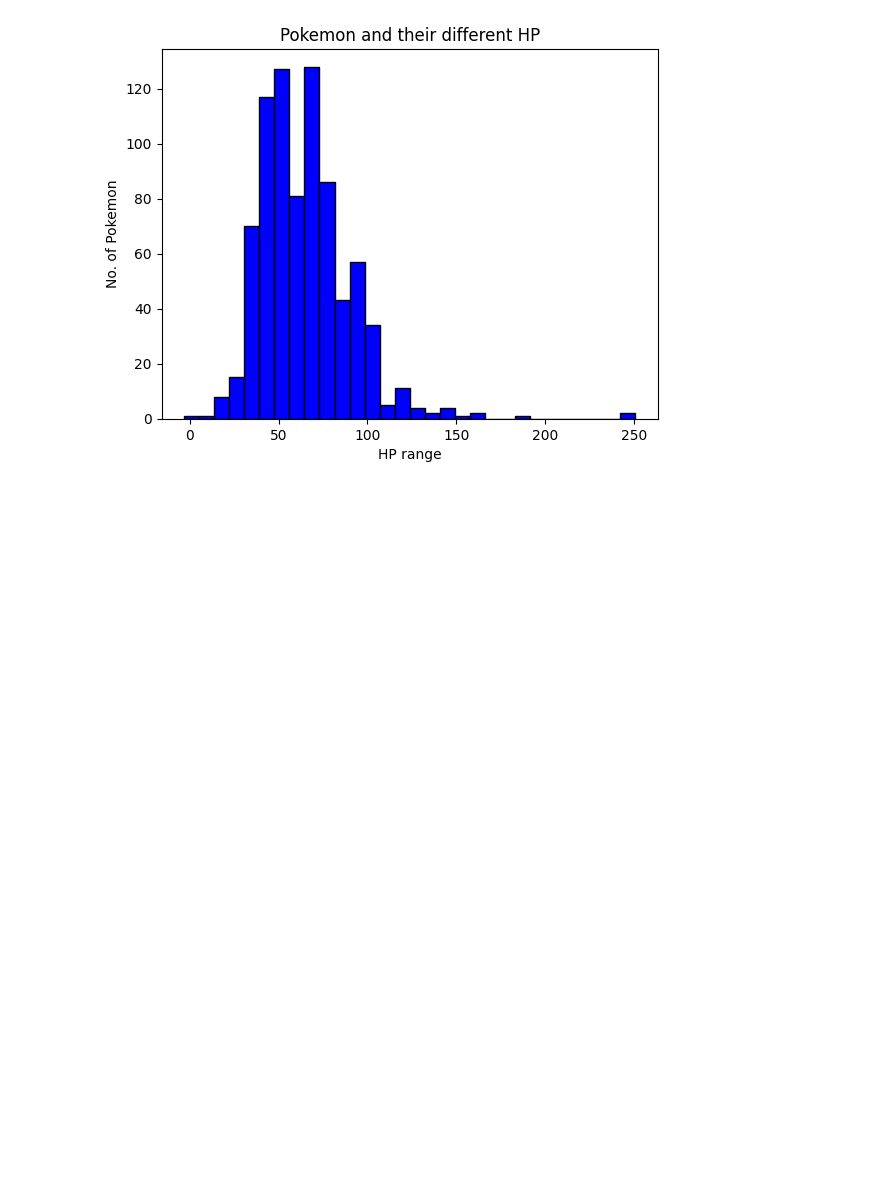
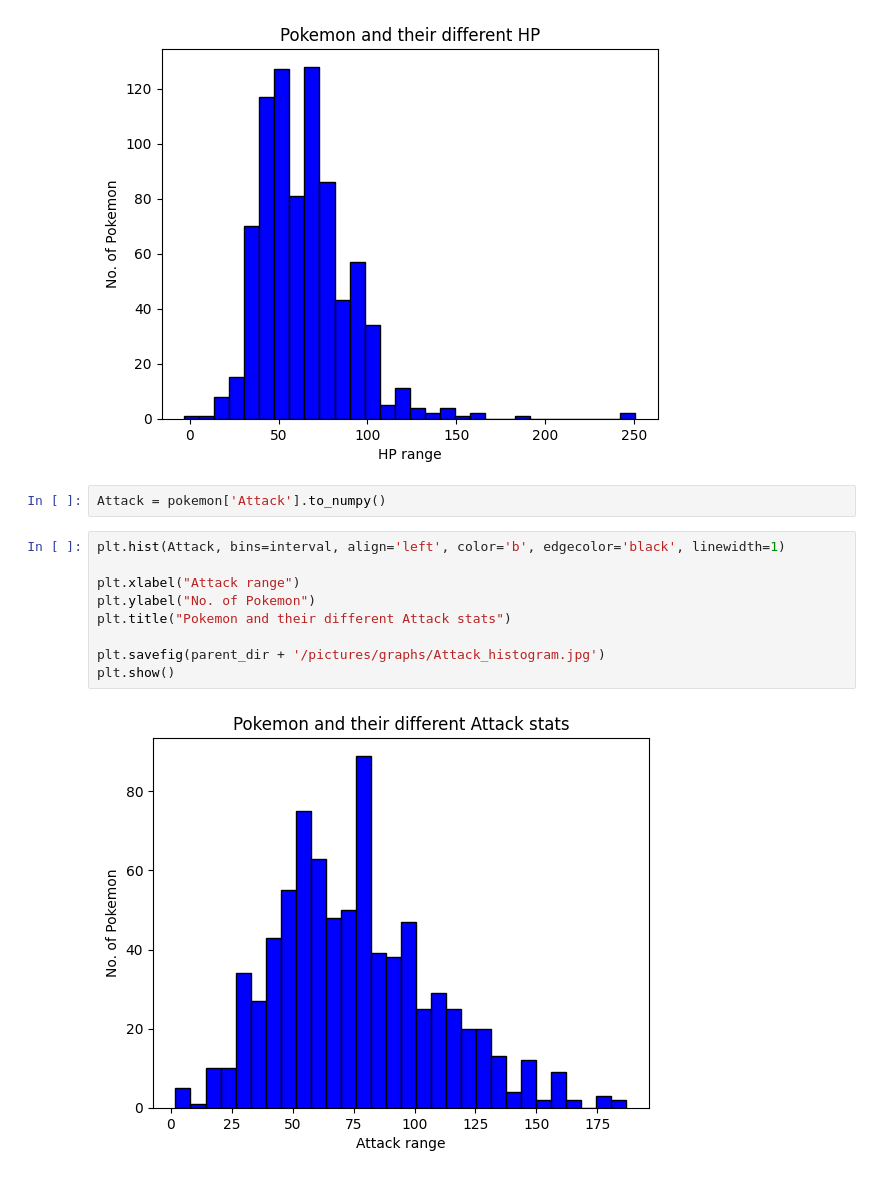
Before and after one commit to Sh1r0Yaksha/Prediction-of-Pokemon-Fights, a Jupyter notebook: notebooks/data_visualisation.ipynb, the cells around one changed output. Drawn from its saved outputs; the diff is of its cells as text; blank space fills up the shorter version.

```diff
--- a/notebooks/data_visualisation.ipynb
+++ b/notebooks/data_visualisation.ipynb
@@ -109,3 +114,16 @@ plt.savefig(parent_dir + '/pictures/graphs/HP_histogram.jpg')
 plt.show()
 # %% [output]
 [figure]
+# %%
+Attack = pokemon['Attack'].to_numpy()
+# %%
+plt.hist(Attack, bins=interval, align='left', color='b', edgecolor='black', linewidth=1)
+
+plt.xlabel("Attack range")
+plt.ylabel("No. of Pokemon")
+plt.title("Pokemon and their different Attack stats")
+
+plt.savefig(parent_dir + '/pictures/graphs/Attack_histogram.jpg')
+plt.show()
+# %% [output]
+[figure, added]
```
Also changed, not shown: parts of 11 cells of this notebook, 5 other files.
